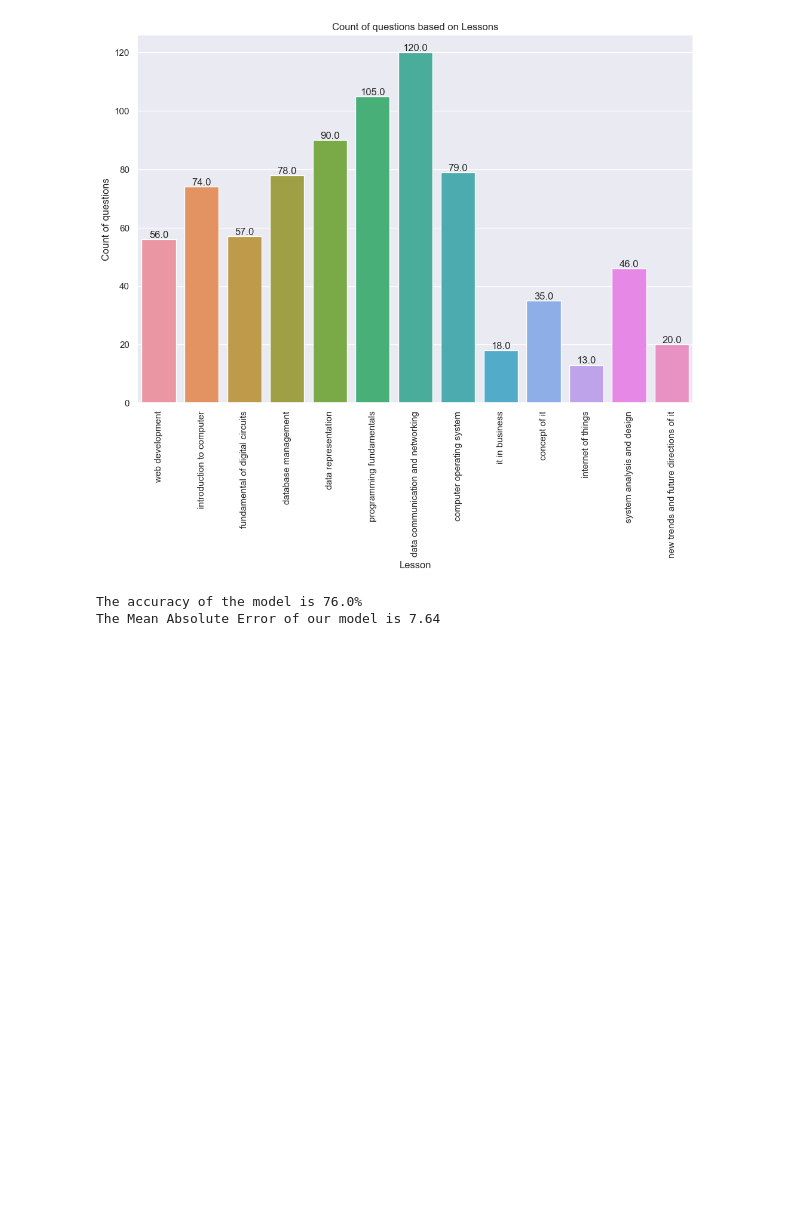
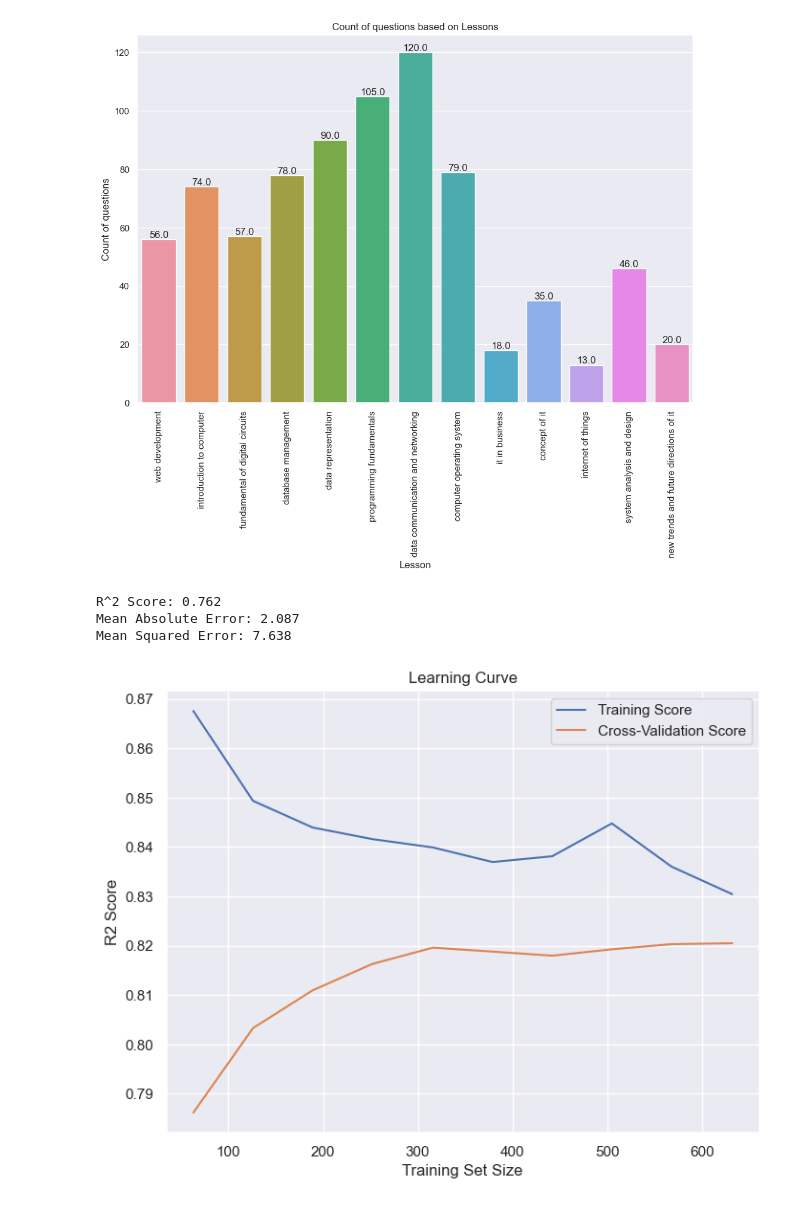
Before and after one commit to inukarodrigo/Learnverse, a Jupyter notebook: Exam Paper Generation/Model Training/modelTraining.ipynb, the cells around one changed output. Saved outputs shown, nothing was run; the diff lists cells and outputs as text; code cells hidden in the pictures; blank space fills up the shorter version.

```diff
--- a/Exam Paper Generation/Model Training/modelTraining.ipynb
+++ b/Exam Paper Generation/Model Training/modelTraining.ipynb
@@ -103,11 +125,41 @@ X_test = standardScaler.transform(X_test)
 linearRegression = LinearRegression()
 linearRegression.fit(X_train, y_train)
 y_pred = linearRegression.predict(X_test)
-# R2 score and Mean Square Error(MSE)
-score = r2_score(y_test, y_pred)
-error = mean_squared_error(y_test,y_pred)
-print("The accuracy of the model is {}%".format(round(score,2) * 100))
-print("The Mean Absolute Error of our model is {}".format(round(error, 2)))
+def regression_report(y_true, y_pred):
+    r2 = r2_score(y_true, y_pred)
+    mae = mean_absolute_error(y_true, y_pred)
+    mse = mean_squared_error(y_true, y_pred)
+    report = f'R^2 Score: {r2:.3f}\nMean Absolute Error: {mae:.3f}\nMean Squared Error: {mse:.3f}'
+    return report
+report = regression_report(y_test, y_pred)
+print(report)
+# # R2 score and Mean Square Error(MSE)
+# score = r2_score(y_test, y_pred)
+# error = mean_squared_error(y_test,y_pred)
+# print("The accuracy of the model is {}%".format(round(score,2) * 100))
+# print("The Mean Absolute Error of our model is {}".format(round(error, 2)))
 # %% [output]
-The accuracy of the model is 76.0%
-The Mean Absolute Error of our model is 7.64
+R^2 Score: 0.762
+Mean Absolute Error: 2.087
+Mean Squared Error: 7.638
+# %%
+from sklearn.model_selection import learning_curve
+
+train_sizes, train_scores, test_scores = learning_curve(
+    linearRegression, X_train, y_train, cv=5, scoring='r2',
+    train_sizes=np.linspace(0.1, 1.0, 10), n_jobs=-1
+)
+
+train_scores_mean = np.mean(train_scores, axis=1)
+test_scores_mean = np.mean(test_scores, axis=1)
+
+plt.figure(figsize=(8,6))
+plt.plot(train_sizes, train_scores_mean, label='Training Score')
+plt.plot(train_sizes, test_scores_mean, label='Cross-Validation Score')
+plt.xlabel('Training Set Size')
+plt.ylabel('R2 Score')
+plt.title('Learning Curve')
+plt.legend()
+plt.show()
+# %% [output]
+[figure, added]
```
Also changed, not shown: parts of 8 cells of this notebook, 1 other file.
